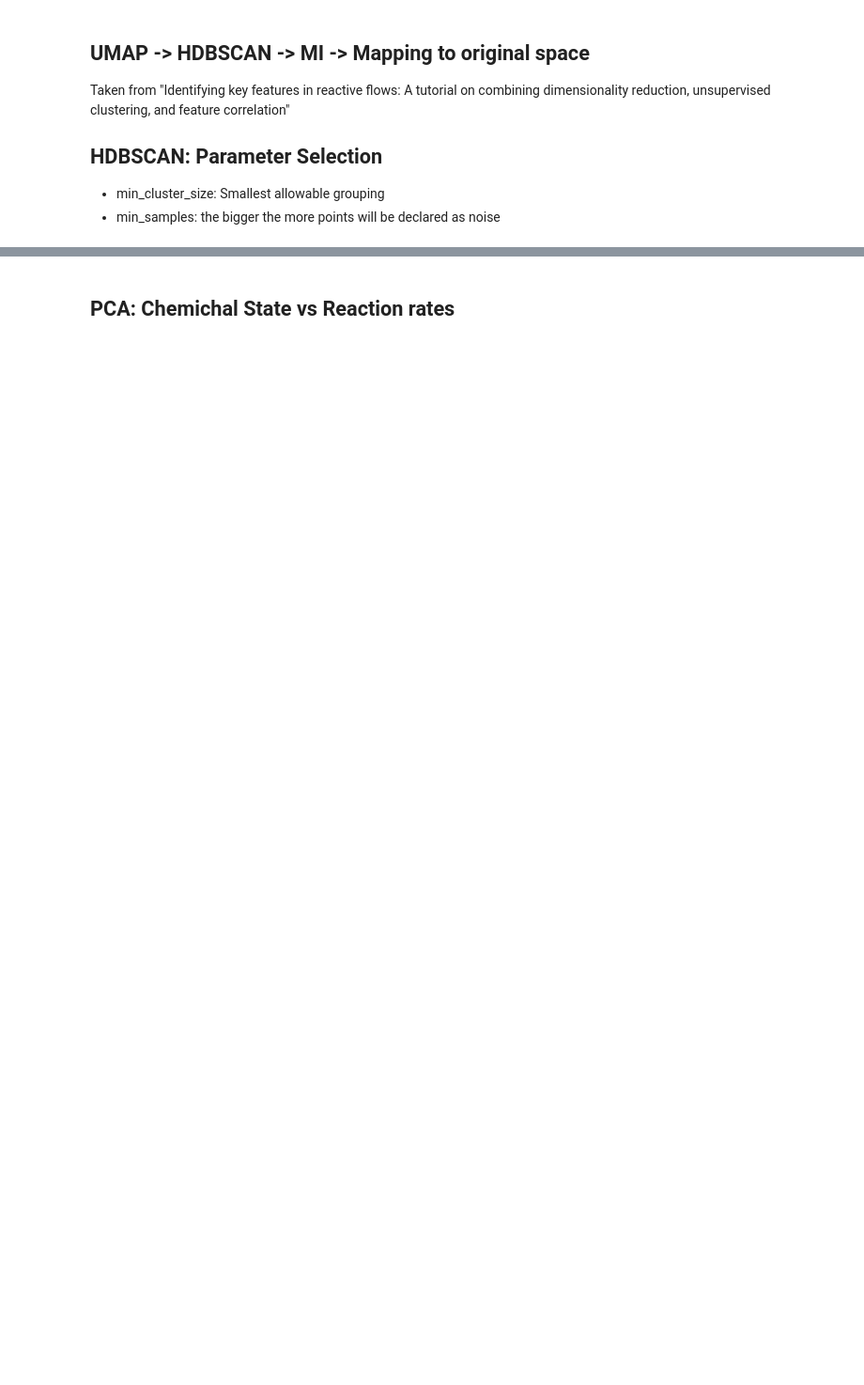
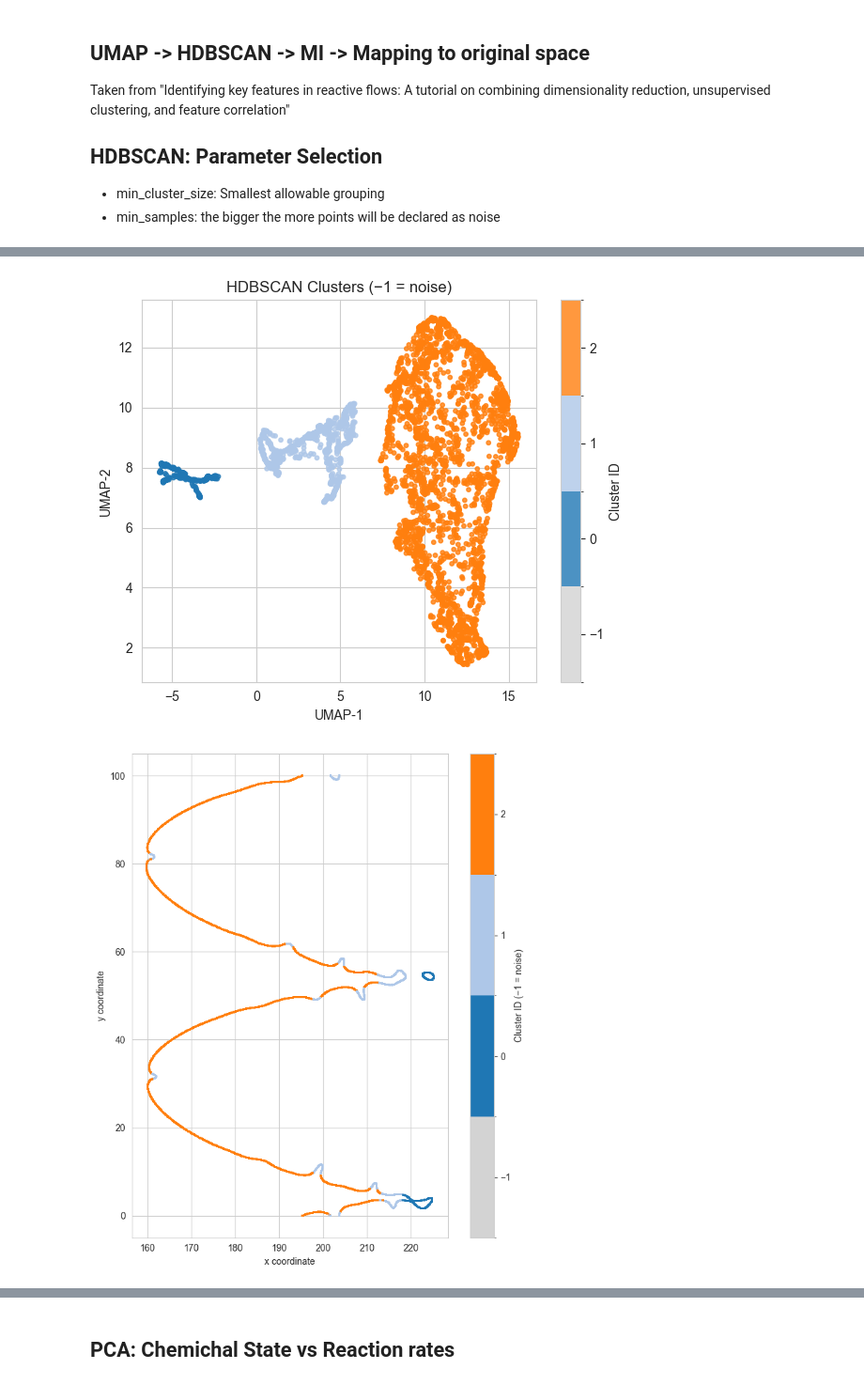
Before and after one commit to AlexandrosNtakoulas/FLAME-rf, a Jupyter notebook: notebooks/Clustering_comparison.ipynb, the cells around one changed output, grey strips where cells are left out. Shown at 94% size. Cells and saved outputs as stored; diff of their text form; code cells hidden in the pictures; blank space fills up the shorter version.

```diff
--- a/notebooks/Clustering_comparison.ipynb
+++ b/notebooks/Clustering_comparison.ipynb
@@ -239,0 +184,67 @@ cluster
+# %%
+
+# ============================================================
+# COMMON COLORMAP + NORM FOR ALL PLOTS
+# ============================================================
+labels_unique = np.unique(labels)
+
+# Number of real clusters (ignore noise = -1)
+n_clusters = np.sum(labels_unique >= 0)
+
+# Base colormap for clusters
+base_cmap = mpl.colormaps['tab20']  # or any other you like
+
+# Build a ListedColormap so we can control noise color
+colors = ['lightgrey']  # color for noise (-1)
+colors += [base_cmap(i) for i in range(n_clusters)]
+cmap = mpl.colors.ListedColormap(colors)
+
+# Bounds: from -1.5, -0.5, 0.5, ..., (n_clusters - 0.5)
+bounds = np.arange(-1.5, n_clusters + 0.5, 1)
+norm = mpl.colors.BoundaryNorm(bounds, cmap.N)
+
+# ============================================================
+# 1) UMAP SPACE PLOT (USE SAME cmap & norm)
+# ============================================================
+plt.figure(figsize=(6, 5))
+sc1 = plt.scatter(
+    X_embedded[:, 0], X_embedded[:, 1],
+    c=labels,
+    cmap=cmap,
+    norm=norm,
+    s=10,
+    alpha=0.8
+)
+plt.title("HDBSCAN Clusters (−1 = noise)")
+plt.xlabel("UMAP-1")
+plt.ylabel("UMAP-2")
+cb1 = plt.colorbar(sc1, ticks=np.arange(-1, n_clusters))
+cb1.set_label("Cluster ID")
+plt.tight_layout()
+plt.show()
+
+# ============================================================
+# 2) PHYSICAL (x, y) SPACE PLOT (REUSE cmap & norm)
+# ============================================================
+plt.figure(figsize=(7, 8))
+sc2 = plt.scatter(
+    df['x'],
+    df['y'],
+    c=labels,
+    cmap=cmap,
+    norm=norm,
+    s=5,
+    marker='s',
+    linewidths=0
+)
+cb2 = plt.colorbar(sc2, ticks=np.arange(-1, n_clusters))
+cb2.set_label("Cluster ID (−1 = noise)")
+
+plt.xlabel("x coordinate")
+plt.ylabel("y coordinate")
+plt.gca().set_aspect('equal', adjustable='box')
+plt.tight_layout()
+plt.show()
+# %% [output]
+[figure, added]
+[figure, added]
```
Also changed, not shown: parts of 13 cells of this notebook, 5 other files.
